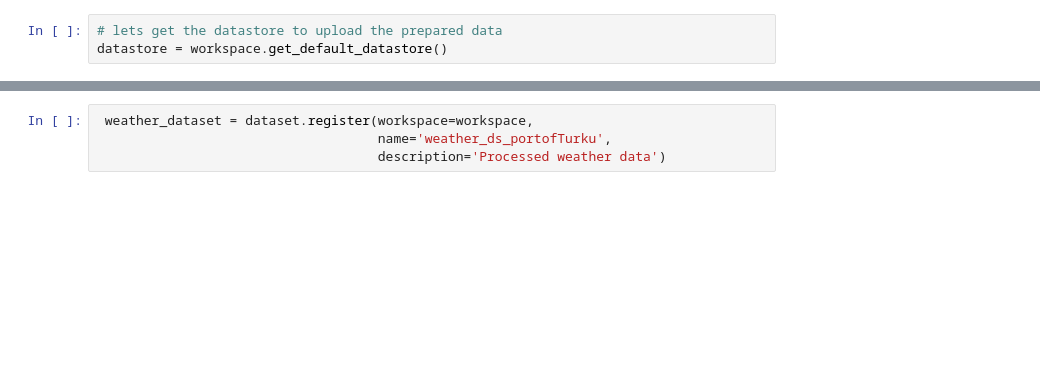
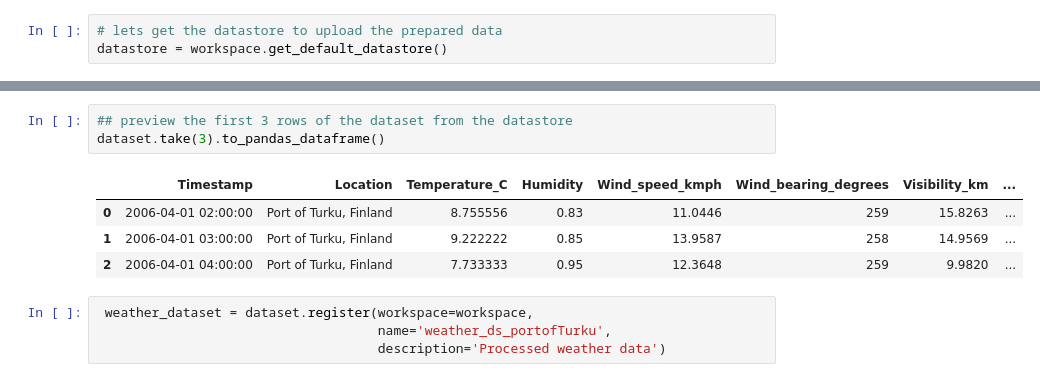
Before and after one commit to moro23/ml_port_weather_prediction, a Jupyter notebook: notebook/Data-preprocessing.ipynb, the cells around one changed output, grey strips where cells are left out. Drawn from its saved outputs; the diff is of its cells as text; blank space fills up the shorter version.

```diff
--- a/notebook/Data-preprocessing.ipynb
+++ b/notebook/Data-preprocessing.ipynb
@@ -251,3 +250,11 @@ Visit https://aka.ms/dotnet-install-linux for Linux distro specific .NET Core in
+# %%
+## preview the first 3 rows of the dataset from the datastore
+dataset.take(3).to_pandas_dataframe()
+# %% [output]
+|  | Timestamp | Location | Temperature_C | Humidity | Wind_speed_kmph | Wind_bearing_degrees | Visibility_km | ... |
+| 0 | 2006-04-01 02:00:00 | Port of Turku, Finland | 8.755556 | 0.83 | 11.0446 | 259 | 15.8263 | ... |
+| 1 | 2006-04-01 03:00:00 | Port of Turku, Finland | 9.222222 | 0.85 | 13.9587 | 258 | 14.9569 | ... |
+| 2 | 2006-04-01 04:00:00 | Port of Turku, Finland | 7.733333 | 0.95 | 12.3648 | 259 | 9.9820 | ... |
 # %%
  weather_dataset = dataset.register(workspace=workspace,
                                     name='weather_ds_portofTurku',
```
Also changed, not shown: parts of 3 cells of this notebook.
